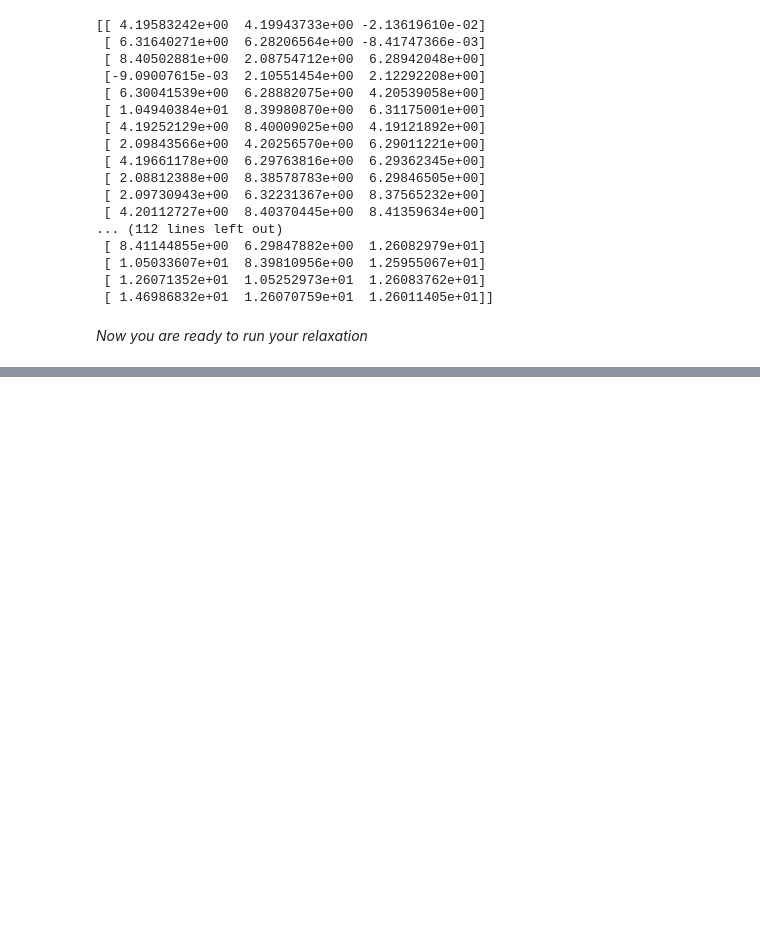
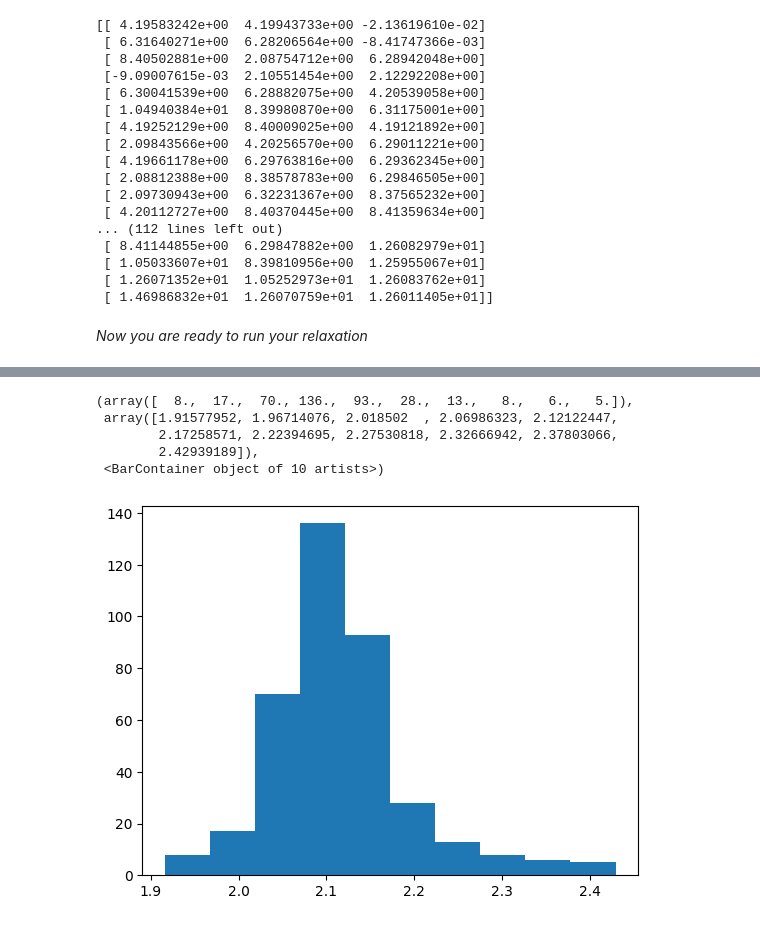
Before and after one commit to jsivak7/pytheos, a Jupyter notebook: examples/MgCoNiCuZnO_vasp.ipynb, the cells around one changed output, grey strips where cells are left out. Saved outputs shown, nothing was run; the diff lists cells and outputs as text; code cells hidden in the pictures; blank space fills up the shorter version.

```diff
--- a/examples/MgCoNiCuZnO_vasp.ipynb
+++ b/examples/MgCoNiCuZnO_vasp.ipynb
@@ -148,0 +167,7 @@ print(poscar_rattled.positions)
+# %%
+from pytheos.vasp import outputs
+from pytheos.structure import analysis
+
+j14_outputs = outputs.CalcOutputs(source_dir="MgCoNiCuZnO_files/dos")
+# %%
+extracted_bondlengths = analysis.extract_firstNN_bonds(struc=j14_outputs.structure, num_NNs=6)
@@ -148,0 +208,11 @@ print(poscar_rattled.positions)
+# %%
+import matplotlib.pyplot as plt
+
+plt.hist(extracted_bondlengths["distances"])
+# %% [output]
+(array([  8.,  17.,  70., 136.,  93.,  28.,  13.,   8.,   6.,   5.]),
+ array([1.91577952, 1.96714076, 2.018502  , 2.06986323, 2.12122447,
+        2.17258571, 2.22394695, 2.27530818, 2.32666942, 2.37803066,
+        2.42939189]),
+ <BarContainer object of 10 artists>)
+[figure, added]
```
Also changed, not shown: parts of 6 cells of this notebook, 51 other files.
